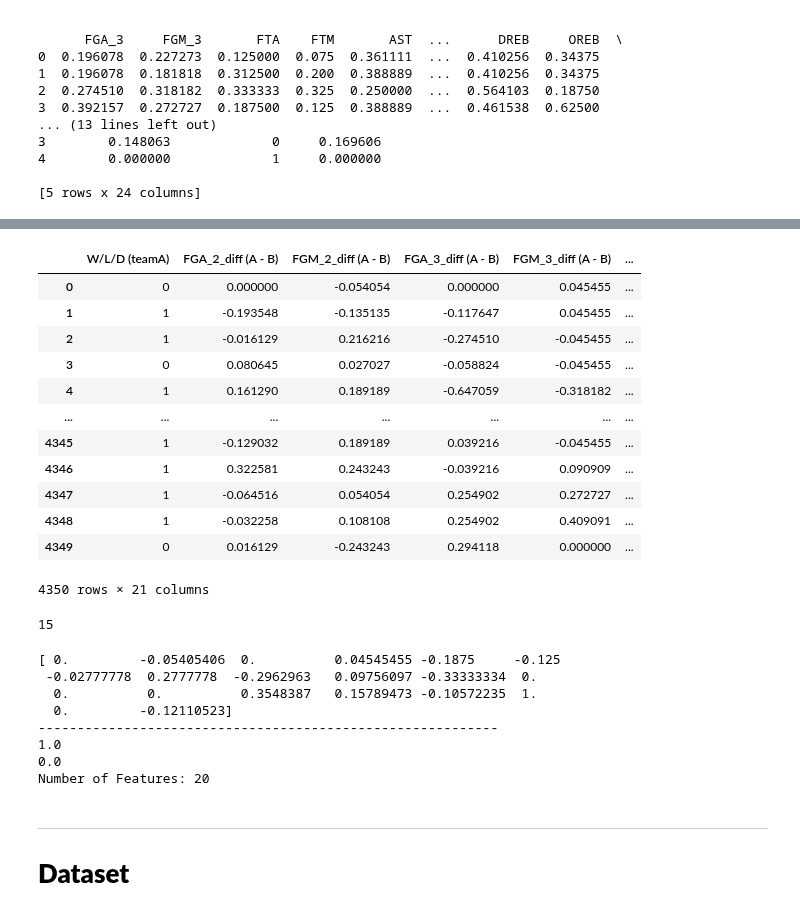
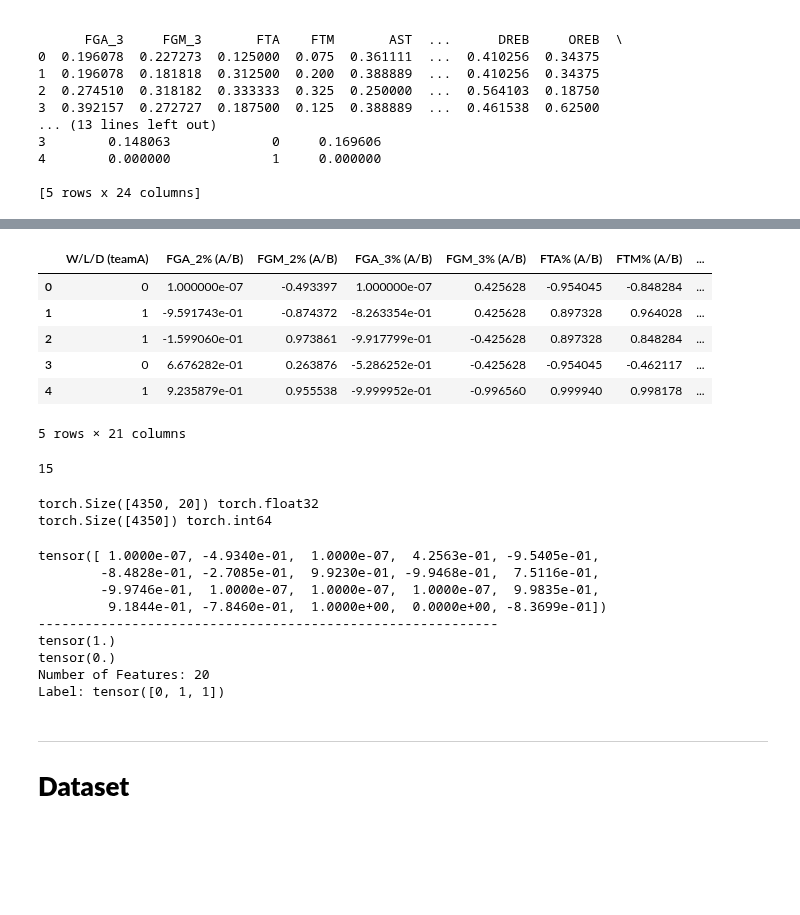
Before and after one commit to KangaOnGit/Wharton-Data-Science-Competition, a Jupyter notebook: Cls Model (Wharton).ipynb, the cells around one changed output, grey strips where cells are left out. Saved outputs shown, nothing was run; the diff lists cells and outputs as text; code cells hidden in the pictures; blank space fills up the shorter version.

```diff
--- a/Cls Model (Wharton).ipynb
+++ b/Cls Model (Wharton).ipynb
@@ -130,6 +130,7 @@ print(df_cls.head())  # Check normalized values
 
 [5 rows x 24 columns]
 # %%
+import math
 def preprocess_data_diff(data):
 
     """
@@ -140,6 +141,9 @@ def preprocess_data_diff(data):
         Output:
         - processed_df: Processed Dataset File -> pd
     """
+
+    epsilon = 1e-8
+    T = 0.1 # Temperature
 
     processed_data = []
 
@@ -194,7 +198,7 @@ def preprocess_data_diff(data):
                 teamB[stat] = teamA[stat]
 
             # Compute difference
-            entry[f'{stat}_diff (A - B)'] = teamA[stat] - teamB[stat]
+            entry[f'{stat}% (A/B)'] = math.tanh((teamA[stat] - teamB[stat] + epsilon) / T)
 
         processed_data.append(entry)
 
@@ -231,23 +235,17 @@ df_cls_diff = df_cls_diff.drop(columns = ['A_H/W/N', 'B_H/W/N'])
 df_cls_diff['A_H/W/N'] = A_HWN
 df_cls_diff['B_H/W/N'] = B_HWN
 
-travel_dist = df_cls_diff['travel_dist_diff (A - B)']
-df_cls_diff = df_cls_diff.drop(columns = ['travel_dist_diff (A - B)'])
-df_cls_diff['travel_dist_diff (A - B)'] = travel_dist
+travel_dist = df_cls_diff['travel_dist% (A/B)']
+df_cls_diff = df_cls_diff.drop(columns = ['travel_dist% (A/B)'])
+df_cls_diff['travel_dist% (A/B)'] = travel_dist
 # %%
-df_cls_diff
+df_cls_diff.head()
 # %% [output]
-|  | W/L/D (teamA) | FGA_2_diff (A - B) | FGM_2_diff (A - B) | FGA_3_diff (A - B) | FGM_3_diff (A - B) | ... |
-| 0 | 0 | 0.000000 | -0.054054 | 0.000000 | 0.045455 | ... |
-| 1 | 1 | -0.193548 | -0.135135 | -0.117647 | 0.045455 | ... |
-| 2 | 1 | -0.016129 | 0.216216 | -0.274510 | -0.045455 | ... |
-| 3 | 0 | 0.080645 | 0.027027 | -0.058824 | -0.045455 | ... |
-| 4 | 1 | 0.161290 | 0.189189 | -0.647059 | -0.318182 | ... |
-| ... | ... | ... | ... | ... | ... | ... |
-| 4345 | 1 | -0.129032 | 0.189189 | 0.039216 | -0.045455 | ... |
-| 4346 | 1 | 0.322581 | 0.243243 | -0.039216 | 0.090909 | ... |
-| 4347 | 1 | -0.064516 | 0.054054 | 0.254902 | 0.272727 | ... |
-| 4348 | 1 | -0.032258 | 0.108108 | 0.254902 | 0.409091 | ... |
-| 4349 | 0 | 0.016129 | -0.243243 | 0.294118 | 0.000000 | ... |
+|  | W/L/D (teamA) | FGA_2% (A/B) | FGM_2% (A/B) | FGA_3% (A/B) | FGM_3% (A/B) | FTA% (A/B) | FTM% (A/B) | ... |
+| 0 | 0 | 1.000000e-07 | -0.493397 | 1.000000e-07 | 0.425628 | -0.954045 | -0.848284 | ... |
+| 1 | 1 | -9.591743e-01 | -0.874372 | -8.263354e-01 | 0.425628 | 0.897328 | 0.964028 | ... |
+| 2 | 1 | -1.599060e-01 | 0.973861 | -9.917799e-01 | -0.425628 | 0.897328 | 0.848284 | ... |
+| 3 | 0 | 6.676282e-01 | 0.263876 | -5.286252e-01 | -0.425628 | -0.954045 | -0.462117 | ... |
+| 4 | 1 | 9.235879e-01 | 0.955538 | -9.999952e-01 | -0.996560 | 0.999940 | 0.998178 | ... |
-4350 rows × 21 columns
+5 rows × 21 columns
 # %%
@@ -260,12 +258,19 @@ len(df_test.columns) # => Should be 15
 # %% [output]
 15
 # %%
-X = df_cls_diff.loc[:, start_col : 'travel_dist_diff (A - B)'].values
+X = df_cls_diff.loc[:, start_col : 'travel_dist% (A/B)'].values
 
 y = df_cls_diff.loc[:, 'W/L/D (teamA)'].values
 
-X = np.array(X, dtype=np.float32)
-y = np.array(y)
+X = torch.tensor(X, dtype=torch.float32)
+y = torch.tensor(y, dtype=torch.long)
+
+
+print(X.shape, X.dtype)  # Check shape and type
+print(y.shape, y.dtype)
+# %% [output]
+torch.Size([4350, 20]) torch.float32
+torch.Size([4350]) torch.int64
 # %%
 print(X[0])
 
@@ -277,15 +282,18 @@ print(X[0][18])
 print(f"Number of Features: {len(X[0])}")
 A_HWN_idx = 17
 B_HWN_idx = 18
+
+print(f"Label: {y[:3]}")
 # %% [output]
-[ 0.         -0.05405406  0.          0.04545455 -0.1875     -0.125
- -0.02777778  0.2777778  -0.2962963   0.09756097 -0.33333334  0.
-  0.          0.          0.3548387   0.15789473 -0.10572235  1.
-  0.         -0.12110523]
+tensor([ 1.0000e-07, -4.9340e-01,  1.0000e-07,  4.2563e-01, -9.5405e-01,
+        -8.4828e-01, -2.7085e-01,  9.9230e-01, -9.9468e-01,  7.5116e-01,
+        -9.9746e-01,  1.0000e-07,  1.0000e-07,  1.0000e-07,  9.9835e-01,
+         9.1844e-01, -7.8460e-01,  1.0000e+00,  0.0000e+00, -8.3699e-01])
 -----------------------------------------------------------
-1.0
-0.0
+tensor(1.)
+tensor(0.)
 Number of Features: 20
+Label: tensor([0, 1, 1])
 # %% [markdown]
 ------------------------
 # **Dataset**
```
Also changed, not shown: parts of 9 cells of this notebook.
